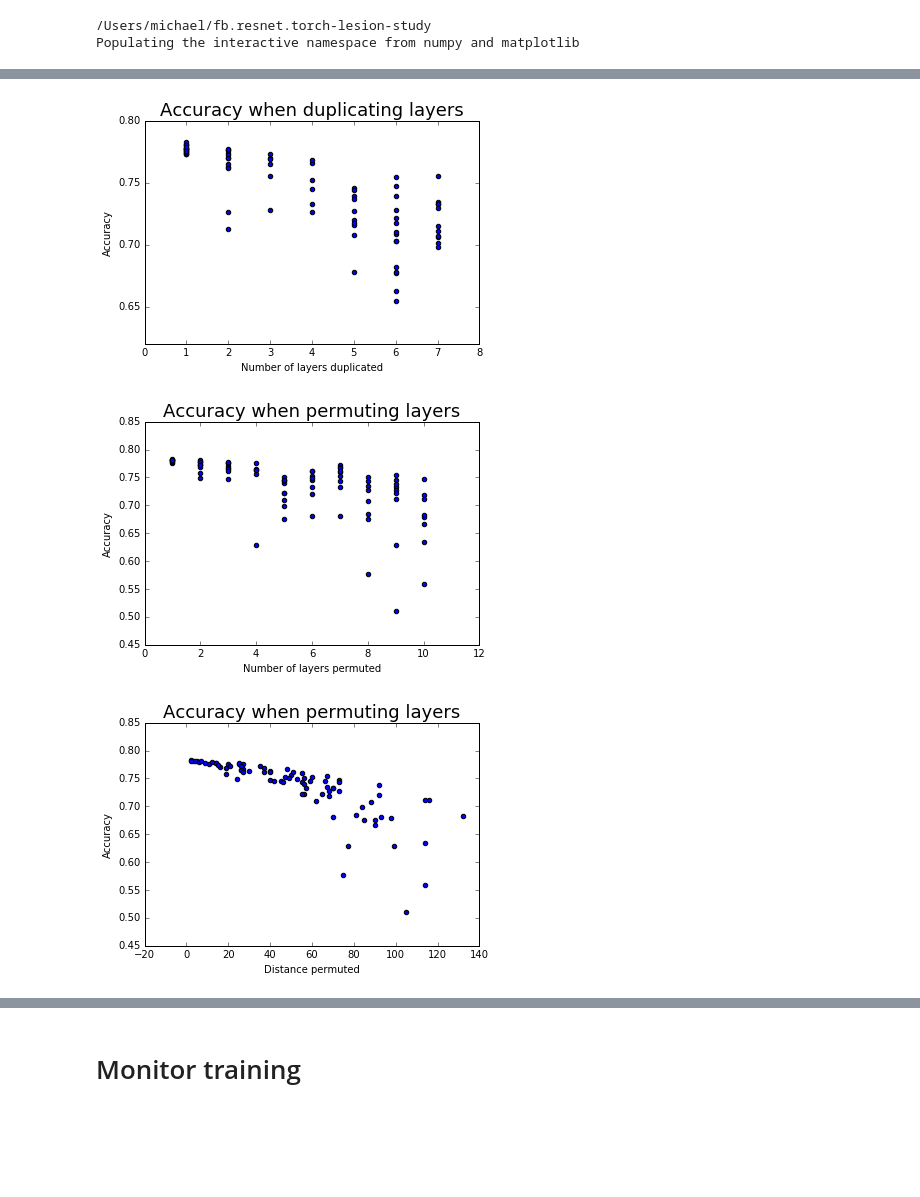
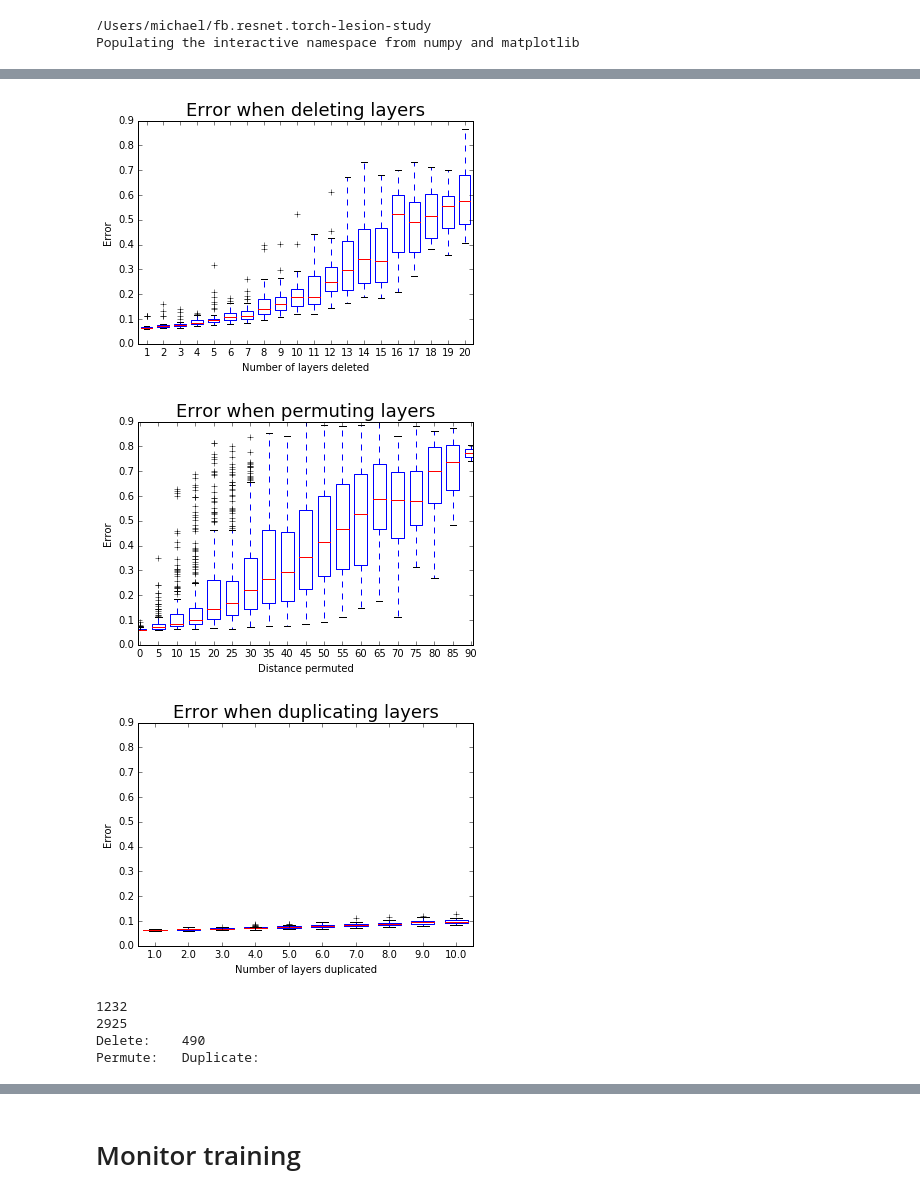
Before and after one commit to gcr/fb.resnet.torch-lesion-study, a Jupyter notebook: 2016-04-16 Resnet lesion study.ipynb, the cells around one changed output, grey strips where cells are left out. Saved outputs shown, nothing was run; the diff lists cells and outputs as text; code cells hidden in the pictures; blank space fills up the shorter version.

```diff
--- a/2016-04-16 Resnet lesion study.ipynb
+++ b/2016-04-16 Resnet lesion study.ipynb
@@ -179,31 +174,46 @@ fig,ax = plot_experiment(only_delete(all_experiments()),
-# %%
-for exp in sorted(all_experiments(),
-                  key = accuracy):
-    if exp['delete']:
-        if not set(exp['delete'])&TRANSFORMATION_LAYERS:
-            print accuracy(exp), sorted(exp['delete'])
-# %%
-fig,ax = plot_experiment(only_duplicate(all_experiments()),
-                         xfun = lambda exp: len(exp['duplicate']),
-                         xlabel = 'Number of layers duplicated',
-                         title = 'Accuracy when duplicating layers'
-)
-# %% [output]
-[figure, removed]
-# %%
-fig,ax = plot_experiment(only_permute(all_experiments()),
-                         xfun = lambda exp: len(exp['permute']),
-                         xlabel = 'Number of layers permuted',
-                         title = 'Accuracy when permuting layers'
-)
-# %% [output]
-[figure, removed]
-# %%
-fig,ax = plot_experiment(only_permute(all_experiments()),
-                         xfun = lambda e: (float(sum(abs(b-a) for b,a in e['permute']))),
-                         xlabel = 'Distance permuted',
-                         title = 'Accuracy when permuting layers'
-)
-#ax.set_ylim([0.66, 0.8])
-# %% [output]
-[figure, removed]
+# %%
+"""
+CIFAR-10.
+This model was trained on 201604300038-N15yIkvxtk, the "Pre-resnet, depth=110" model.
+"""
+print "Duplicate:", len(list(only_duplicate(all_experiments(path="lesion-study-outs-cifar10/large-scale/"))))
+print "Permute:  ", len(list(only_permute(all_experiments(path="lesion-study-outs-cifar10/large-scale/"))))
+print "Delete:   ",len(list(only_delete(all_experiments(path="lesion-study-outs-cifar10/large-scale/"))))
+
+fig,ax = plot_experiment(only_duplicate(all_experiments(path="lesion-study-outs-cifar10/large-scale/")),
+                         xfun = lambda exp: len(exp['duplicate']),
+                         xlabel = 'Number of layers duplicated',
+                         title = 'Error when duplicating layers',
+                         mode = 'boxplot',
+)
+ax.set_ylim((0,0.9))
+# fig,ax = plot_experiment(only_permute(all_experiments(path="lesion-study-outs-cifar10/large-scale/")),
+#                          xfun = lambda exp: len(exp['permute']),
+#                          xlabel = 'Number of layers permuted',
+#                          title = 'Error when permuting layers',
+#                          mode = 'boxplot',
+# )
+fig,ax = plot_experiment(only_permute(all_experiments(path="lesion-study-outs-cifar10/large-scale/")),
+                         xfun = lambda e: (float(sum(abs(b-a) for b,a in e['permute']))),
+                         xlabel = 'Distance permuted',
+                         title = 'Error when permuting layers',
+                         mode = 'boxplot',
+                         quantize_by = 5,
+)
+TRANSFORMATION_LAYERS = {1, 19, 37}
+fig,ax = plot_experiment(only_delete(all_experiments(path="lesion-study-outs-cifar10/large-scale/")),
+                         #xfun = lambda exp: len(exp['delete']),
+                         xfun = lambda exp: len(exp['delete']) if not set(exp['delete'])&TRANSFORMATION_LAYERS else None,
+                         xlabel = 'Number of layers deleted',
+                         title = 'Error when deleting layers',
+                         mode = 'boxplot',
+                         quantize_by = 1,
+)
+# %% [output]
+[figure, added]
+[figure, added]
+[figure, added]
+1232
+2925
+Delete:    490
+Permute:   Duplicate:
```
Also changed, not shown: parts of 9 cells of this notebook.
